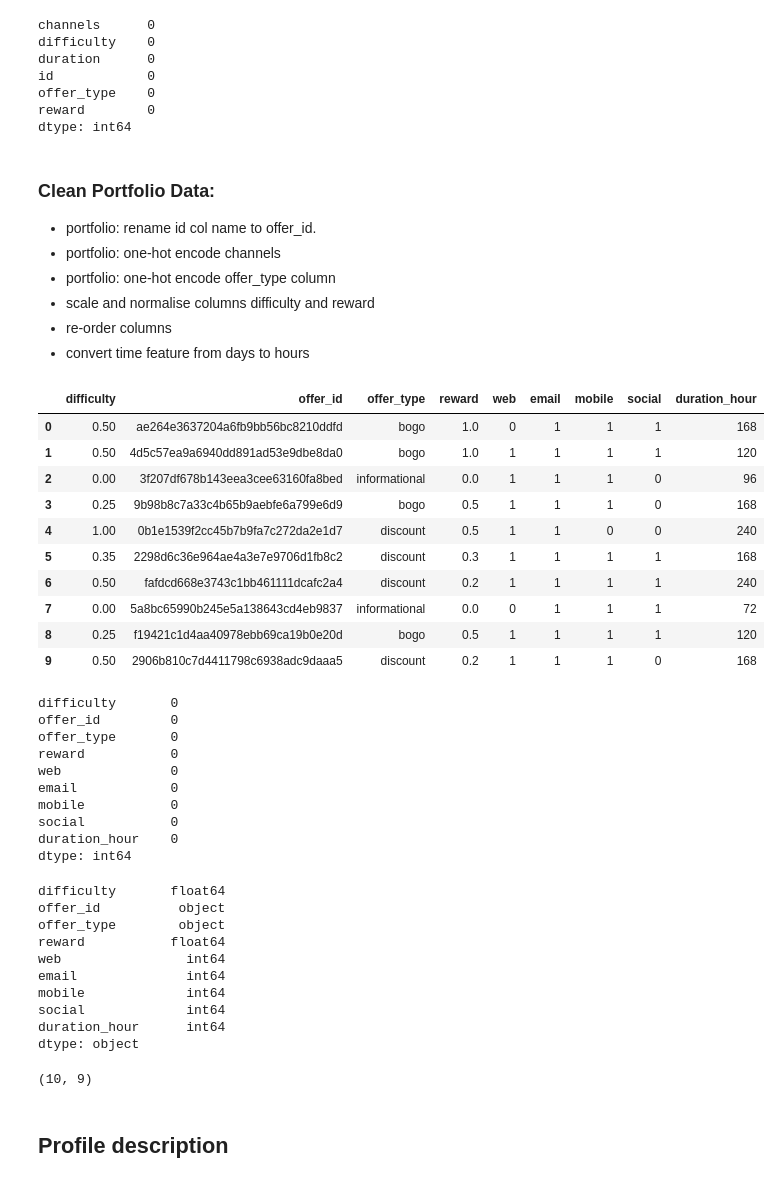
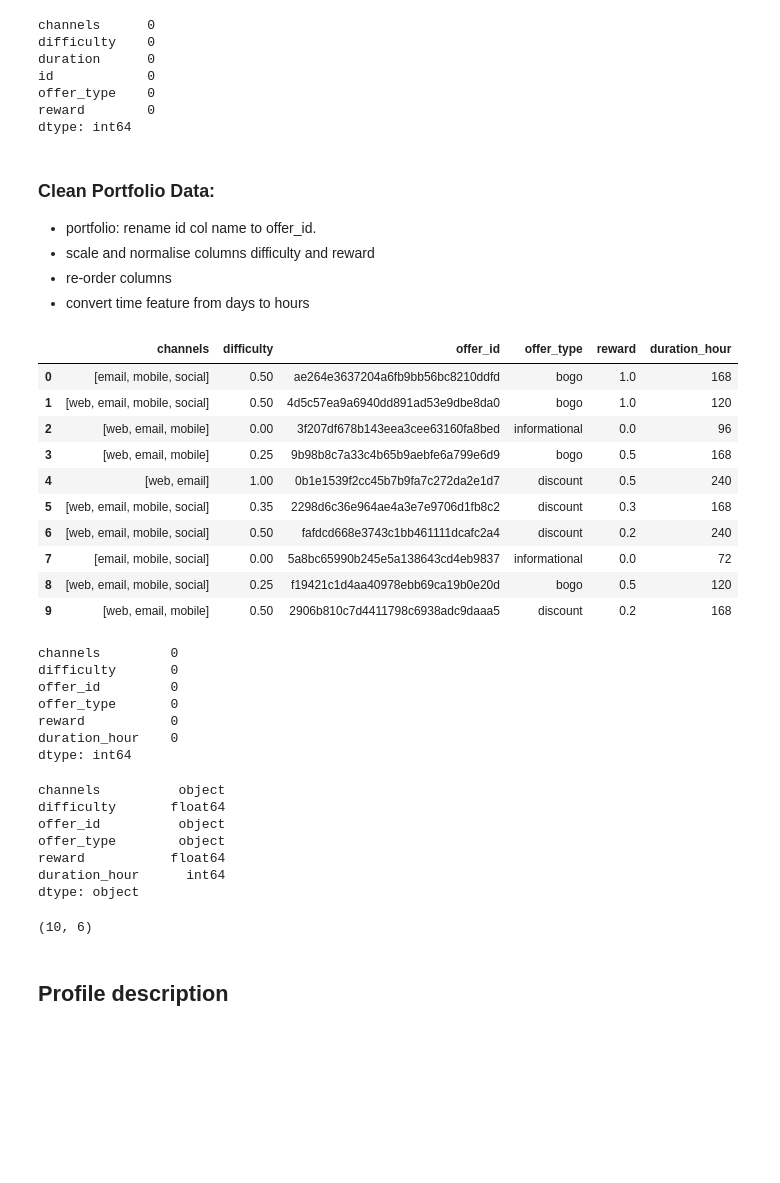
Before and after one commit to isakkabir/Starbucks-Challenge, a Jupyter notebook: Starbucks_Capstone_notebook.ipynb, the cells around one changed output. Saved outputs shown, nothing was run; the diff lists cells and outputs as text; code cells hidden in the pictures; blank space fills up the shorter version.

```diff
--- a/Starbucks_Capstone_notebook.ipynb
+++ b/Starbucks_Capstone_notebook.ipynb
@@ -154,80 +164,61 @@ dtype: int64
 # %% [markdown]
 ### Clean Portfolio Data:
 * portfolio: rename id col name to offer_id.
-* portfolio: one-hot encode channels
-* portfolio: one-hot encode offer_type column
 * scale and normalise columns difficulty and reward
 * re-order columns
 * convert time feature from days to hours
 # %%
 # renaming 'id' column to offer_id.
 portfolio.rename(columns={'id':'offer_id'},inplace=True)
-
-# Make separate columns for values in feature channels list
-portfolio['web'] = portfolio['channels'].apply(lambda x: int(1) if 'web' in x else int(0))
-portfolio['email'] = portfolio['channels'].apply(lambda x: int(1) if 'email' in x else int(0))
-portfolio['mobile'] = portfolio['channels'].apply(lambda x: int(1) if 'mobile' in x else int(0))
-portfolio['social'] = portfolio['channels'].apply(lambda x: int(1) if 'social' in x else int(0))
-
-# Make separate columns for values in feature offer type list
-#portfolio['bogo'] = portfolio['offer_type'].apply(lambda x: int(1) if 'bogo' in x else int(0))
-#portfolio['informational'] = portfolio['offer_type'].apply(lambda x: int(1) if 'informational' in x else int(0))
-#portfolio['discount'] = portfolio['offer_type'].apply(lambda x: int(1) if 'discount' in x else int(0))
 
 # Initialize a scaler, then apply it to the features
 scaler = MinMaxScaler() # default=(0, 1)
 columns_to_scale = ['difficulty','reward']
 portfolio[columns_to_scale] = scaler.fit_transform(portfolio[columns_to_scale])
 
 #Convert time feature from days to hours
 portfolio['duration_hour'] = portfolio['duration']*24
 
 # Drop duration and channels
-portfolio.drop(columns=['duration', 'channels'],axis=1, inplace=True)
+portfolio.drop(columns=['duration'],axis=1, inplace=True)
 
 portfolio
 # %% [output]
-|  | difficulty | offer_id | offer_type | reward | web | email | mobile | social | duration_hour |
-| 0 | 0.50 | ae264e3637204a6fb9bb56bc8210ddfd | bogo | 1.0 | 0 | 1 | 1 | 1 | 168 |
-| 1 | 0.50 | 4d5c57ea9a6940dd891ad53e9dbe8da0 | bogo | 1.0 | 1 | 1 | 1 | 1 | 120 |
-| 2 | 0.00 | 3f207df678b143eea3cee63160fa8bed | informational | 0.0 | 1 | 1 | 1 | 0 | 96 |
-| 3 | 0.25 | 9b98b8c7a33c4b65b9aebfe6a799e6d9 | bogo | 0.5 | 1 | 1 | 1 | 0 | 168 |
-| 4 | 1.00 | 0b1e1539f2cc45b7b9fa7c272da2e1d7 | discount | 0.5 | 1 | 1 | 0 | 0 | 240 |
-| 5 | 0.35 | 2298d6c36e964ae4a3e7e9706d1fb8c2 | discount | 0.3 | 1 | 1 | 1 | 1 | 168 |
-| 6 | 0.50 | fafdcd668e3743c1bb461111dcafc2a4 | discount | 0.2 | 1 | 1 | 1 | 1 | 240 |
-| 7 | 0.00 | 5a8bc65990b245e5a138643cd4eb9837 | informational | 0.0 | 0 | 1 | 1 | 1 | 72 |
-| 8 | 0.25 | f19421c1d4aa40978ebb69ca19b0e20d | bogo | 0.5 | 1 | 1 | 1 | 1 | 120 |
-| 9 | 0.50 | 2906b810c7d4411798c6938adc9daaa5 | discount | 0.2 | 1 | 1 | 1 | 0 | 168 |
+|  | channels | difficulty | offer_id | offer_type | reward | duration_hour |
+| 0 | [email, mobile, social] | 0.50 | ae264e3637204a6fb9bb56bc8210ddfd | bogo | 1.0 | 168 |
+| 1 | [web, email, mobile, social] | 0.50 | 4d5c57ea9a6940dd891ad53e9dbe8da0 | bogo | 1.0 | 120 |
+| 2 | [web, email, mobile] | 0.00 | 3f207df678b143eea3cee63160fa8bed | informational | 0.0 | 96 |
+| 3 | [web, email, mobile] | 0.25 | 9b98b8c7a33c4b65b9aebfe6a799e6d9 | bogo | 0.5 | 168 |
+| 4 | [web, email] | 1.00 | 0b1e1539f2cc45b7b9fa7c272da2e1d7 | discount | 0.5 | 240 |
+| 5 | [web, email, mobile, social] | 0.35 | 2298d6c36e964ae4a3e7e9706d1fb8c2 | discount | 0.3 | 168 |
+| 6 | [web, email, mobile, social] | 0.50 | fafdcd668e3743c1bb461111dcafc2a4 | discount | 0.2 | 240 |
+| 7 | [email, mobile, social] | 0.00 | 5a8bc65990b245e5a138643cd4eb9837 | informational | 0.0 | 72 |
+| 8 | [web, email, mobile, social] | 0.25 | f19421c1d4aa40978ebb69ca19b0e20d | bogo | 0.5 | 120 |
+| 9 | [web, email, mobile] | 0.50 | 2906b810c7d4411798c6938adc9daaa5 | discount | 0.2 | 168 |
 # %%
 portfolio.isnull().sum(0)
 # %% [output]
+channels         0
 difficulty       0
 offer_id         0
 offer_type       0
 reward           0
-web              0
-email            0
-mobile           0
-social           0
 duration_hour    0
 dtype: int64
 # %%
 portfolio.dtypes
 # %% [output]
+channels          object
 difficulty       float64
 offer_id          object
 offer_type        object
 reward           float64
-web                int64
-email              int64
-mobile             int64
-social             int64
 duration_hour      int64
 dtype: object
 # %%
 portfolio.shape
 # %% [output]
-(10, 9)
+(10, 6)
 # %% [markdown]
 ## Profile description
 # %%
```
Also changed, not shown: parts of 37 cells of this notebook.
